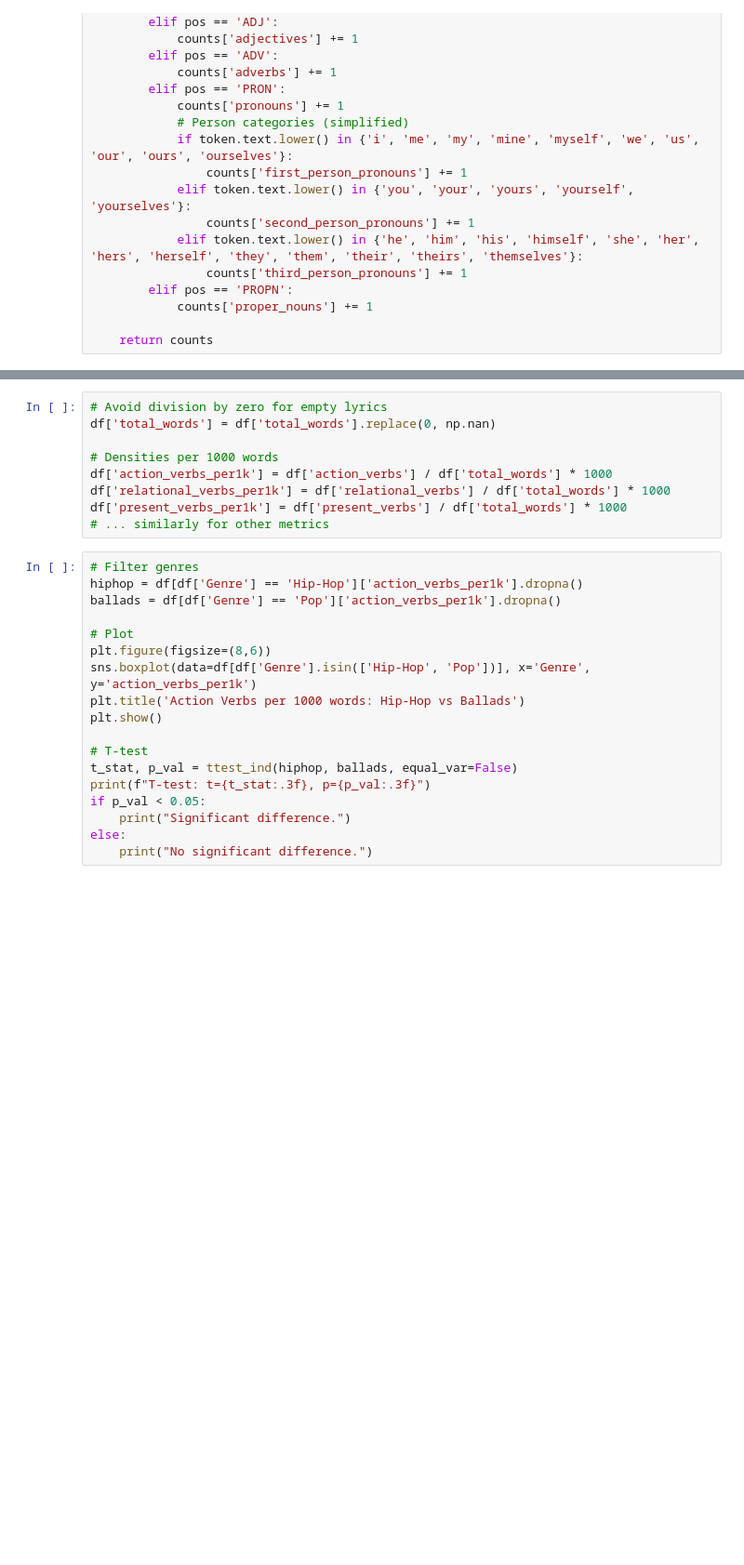
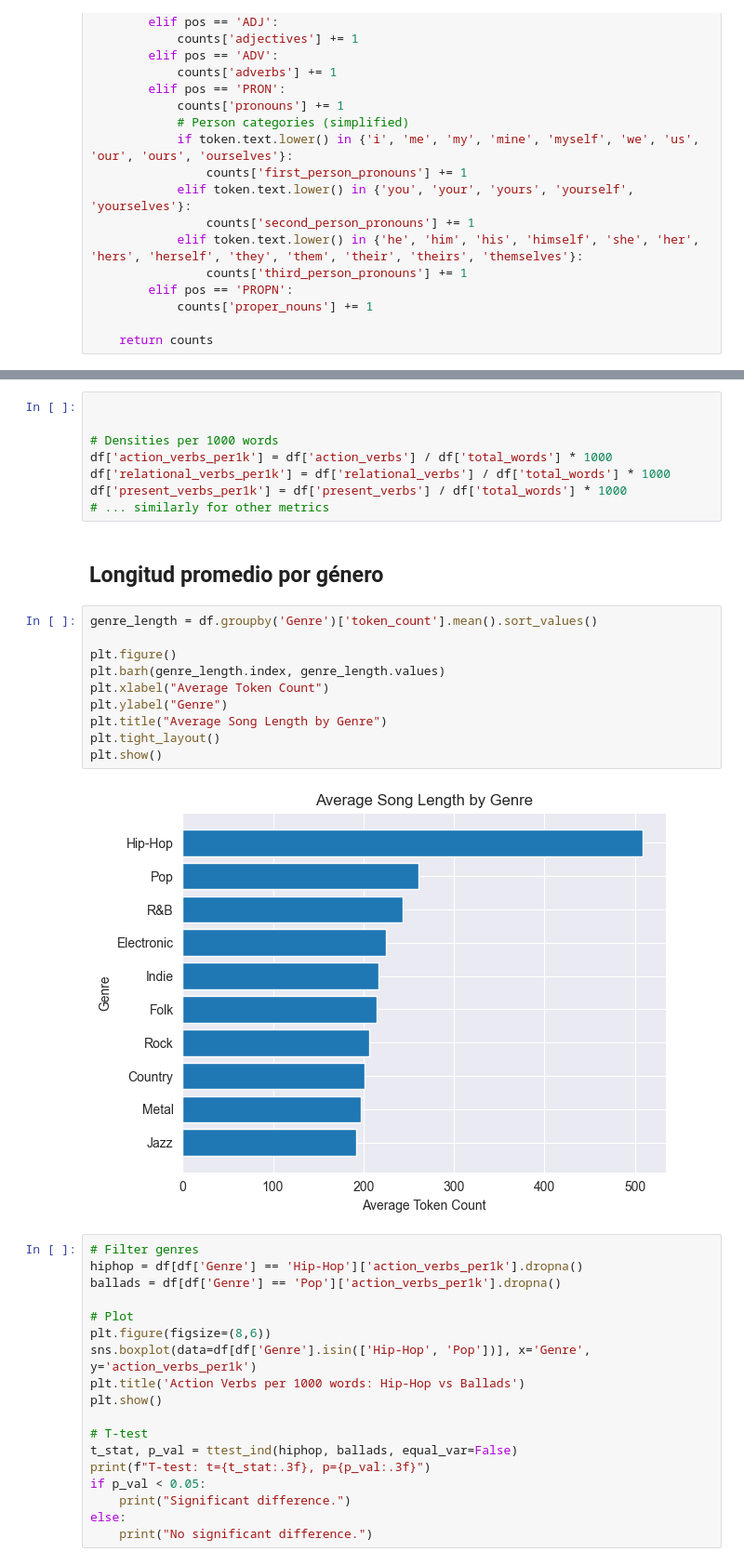
Before and after one commit to kendalls-s/Analisis-Morfosintactico-de-Letras-Musicales, a Jupyter notebook: notebooks/05_comparacion_generos.ipynb, the cells around one changed output, grey strips where cells are left out. Shown at 93% size. Drawn from its saved outputs; the diff is of its cells as text; blank space fills up the shorter version.

```diff
--- a/notebooks/05_comparacion_generos.ipynb
+++ b/notebooks/05_comparacion_generos.ipynb
@@ -97,14 +100,27 @@ for idx, lyric in tqdm(df['Lyrics'].items(), total=len(df)):
         for col in pos_columns:
             df.at[idx, col] = counts[col]
 # %%
-# Avoid division by zero for empty lyrics
-df['total_words'] = df['total_words'].replace(0, np.nan)
+
 
 # Densities per 1000 words
 df['action_verbs_per1k'] = df['action_verbs'] / df['total_words'] * 1000
 df['relational_verbs_per1k'] = df['relational_verbs'] / df['total_words'] * 1000
 df['present_verbs_per1k'] = df['present_verbs'] / df['total_words'] * 1000
 # ... similarly for other metrics
+# %% [markdown]
+## Longitud promedio por género
+# %%
+genre_length = df.groupby('Genre')['token_count'].mean().sort_values()
+
+plt.figure()
+plt.barh(genre_length.index, genre_length.values)
+plt.xlabel("Average Token Count")
+plt.ylabel("Genre")
+plt.title("Average Song Length by Genre")
+plt.tight_layout()
+plt.show()
+# %% [output]
+[figure, added]
 # %%
 # Filter genres
 hiphop = df[df['Genre'] == 'Hip-Hop']['action_verbs_per1k'].dropna()
```
Also changed, not shown: parts of 7 cells of this notebook.
